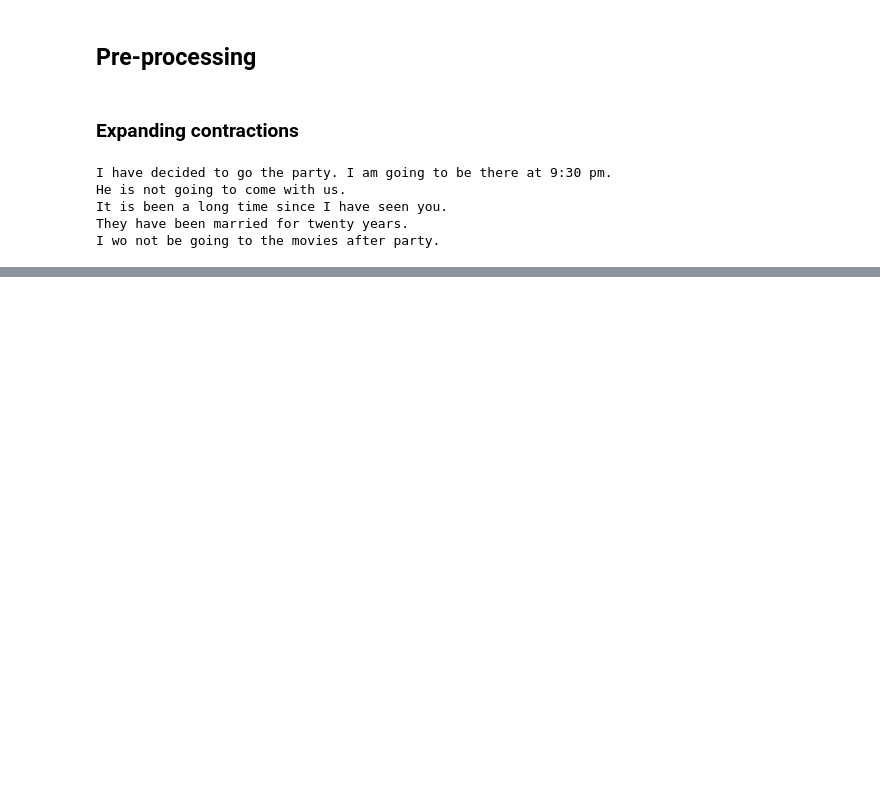
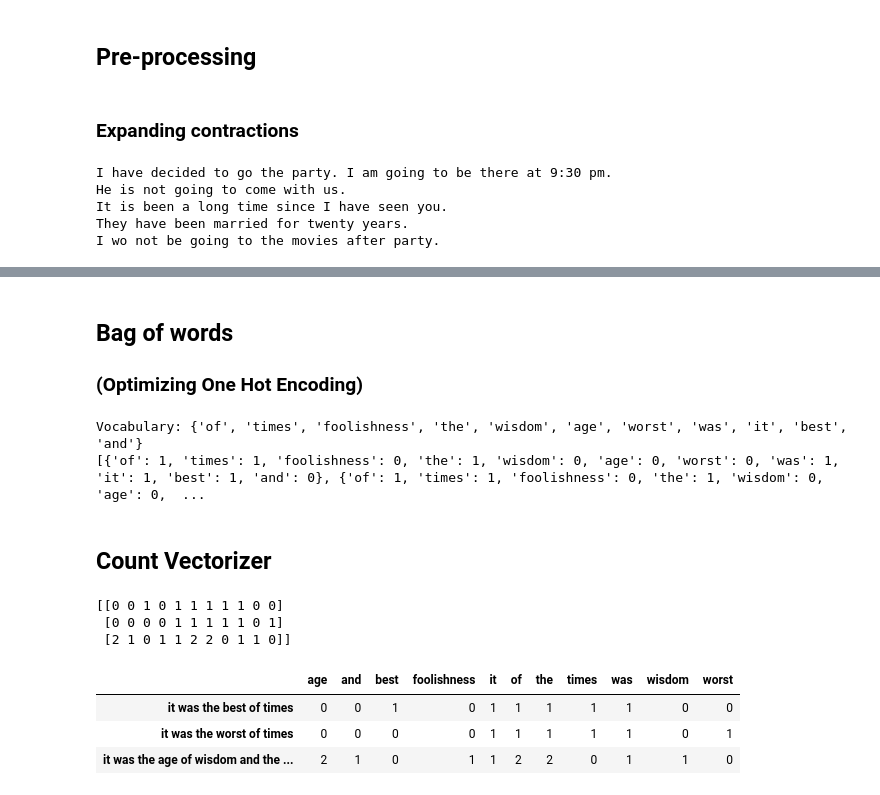
Before and after one commit to Mohwit/NLP, a Jupyter notebook: BoW_TFIDF/finding_similar_articles.ipynb, the cells around one changed output, grey strips where cells are left out. Saved outputs shown, nothing was run; the diff lists cells and outputs as text; code cells hidden in the pictures; blank space fills up the shorter version.

Commit message:
added use of count vectorization

```diff
--- a/BoW_TFIDF/finding_similar_articles.ipynb
+++ b/BoW_TFIDF/finding_similar_articles.ipynb
@@ -240,0 +305,10 @@ I will not be going to the movies after party.
+# %% [markdown]
+## Bag of words
+### (Optimizing One Hot Encoding)
+# %%
+## sample data
+corpos = [
+    'it was the best of times',
+    'it was the worst of times',
+    'it was the age of wisdom and the age of foolishness'
+]
@@ -240,0 +336,27 @@ I will not be going to the movies after party.
+# %%
+bow_rep = bow(corpos)
+print(bow_rep)
+# %% [output]
+Vocabulary: {'of', 'times', 'foolishness', 'the', 'wisdom', 'age', 'worst', 'was', 'it', 'best', 'and'}
+[{'of': 1, 'times': 1, 'foolishness': 0, 'the': 1, 'wisdom': 0, 'age': 0, 'worst': 0, 'was': 1, 'it': 1, 'best': 1, 'and': 0}, {'of': 1, 'times': 1, 'foolishness': 0, 'the': 1, 'wisdom': 0, 'age': 0,  ...
+# %% [markdown]
+## Count Vectorizer
+# %%
+from sklearn.feature_extraction.text import CountVectorizer
+
+cv= CountVectorizer()
+# print(cv.fit_transform(corpos))
+bow_rep = cv.fit_transform(corpos).todense()
+
+print(bow_rep)
+df = pd.DataFrame(bow_rep, columns= cv.get_feature_names_out(), index= corpos)
+
+display(df)
+# %% [output]
+[[0 0 1 0 1 1 1 1 1 0 0]
+ [0 0 0 0 1 1 1 1 1 0 1]
+ [2 1 0 1 1 2 2 0 1 1 0]]
+|  | age | and | best | foolishness | it | of | the | times | was | wisdom | worst |
+| it was the best of times | 0 | 0 | 1 | 0 | 1 | 1 | 1 | 1 | 1 | 0 | 0 |
+| it was the worst of times | 0 | 0 | 0 | 0 | 1 | 1 | 1 | 1 | 1 | 0 | 1 |
+| it was the age of wisdom and the ... | 2 | 1 | 0 | 1 | 1 | 2 | 2 | 0 | 1 | 1 | 0 |
```
Also changed, not shown: parts of 7 cells of this notebook.
